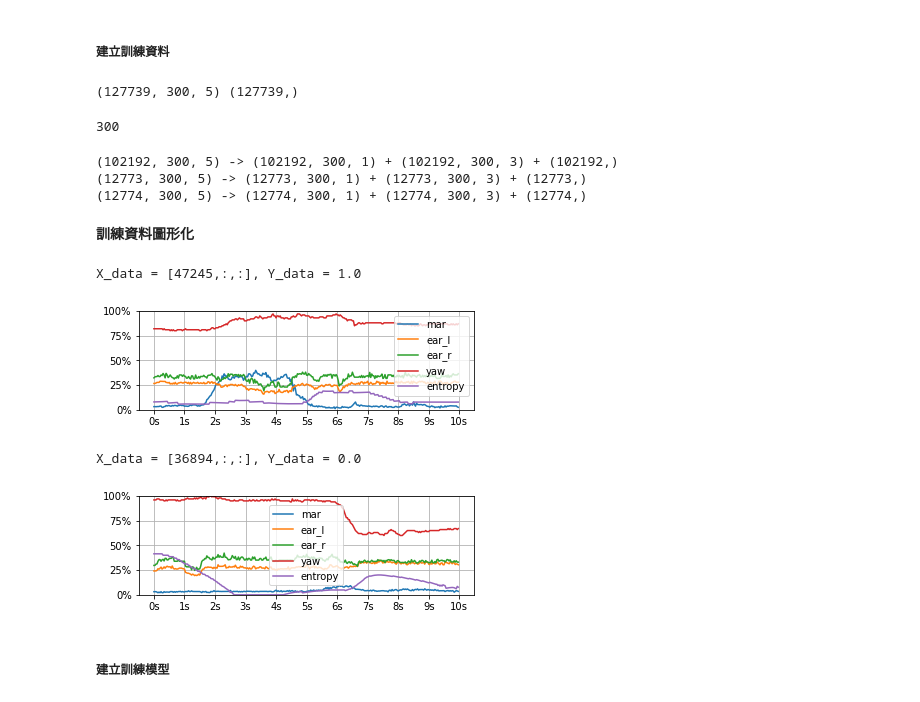
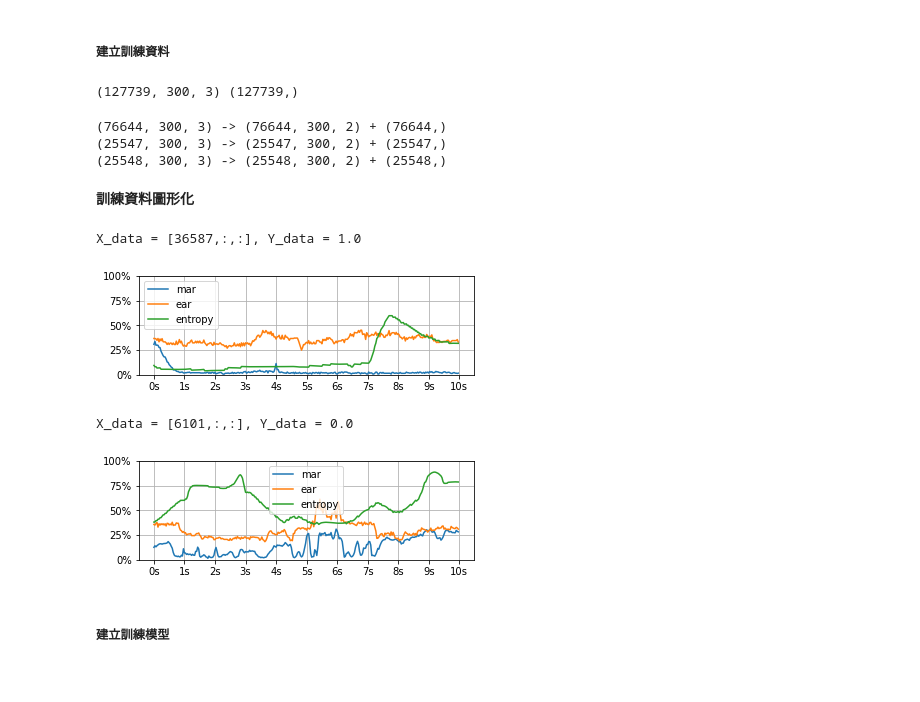
Before and after one commit to kkldream/Face-Recognition-OpenCV-Python, a Jupyter notebook: project2/train_dense_noDropout_1.ipynb, the cells around one changed output. Cells and saved outputs as stored; diff of their text form; code cells hidden in the pictures.

```diff
--- a/project2/train_dense_noDropout_1.ipynb
+++ b/project2/train_dense_noDropout_1.ipynb
@@ -72,12 +74,12 @@ def readDataList(file):
                 # roll = norm_max_min(mjson['roll'], -50, 50)
                 yaw = norm_max_min(mjson['yaw'], -50, 50)
                 # pitch = norm_max_min(mjson['pitch'], -50, 50)
+                if yaw >= 0: ear = ear_r
+                else: ear = ear_l
                 mlist.append(np.array([
                     mode,
                     mar,
-                    ear_l,
-                    ear_r,
-                    yaw,
+                    ear,
                     entropy
                 ]))
             data_list.append(np.array(mlist))
@@ -114,68 +116,61 @@ train_list = readDataList('train_data.txt')
 X_trains, Y_train = buildTrain(train_list, 300)
 print(X_trains.shape, Y_train.shape)
 X_trains, Y_train = shuffle(X_trains, Y_train)
-X_trains, Y_train, X_tests, Y_test = splitData(X_trains, Y_train, 0.2)
+X_trains, Y_train, X_tests, Y_test = splitData(X_trains, Y_train, 0.4)
 X_tests, Y_test, X_vals, Y_val = splitData(X_tests, Y_test, 0.5)
 # %% [output]
-(127739, 300, 5) (127739,)
+(127739, 300, 3) (127739,)
-# %%
-len(np.average(X_trains[:, :, 4], 0))
-# %% [output]
-300
 # %%
 def seg_data(data):
-    seg = [None] * 3
-    seg[0] = data[:, :, 0:1] # mar list
-    seg[1] = data[:, :, 1:4] # ear+yaw list
-    seg[2] = np.average(data[:, :, 4], 1) # entropy
-    print(f'{data.shape} -> {seg[0].shape} + {seg[1].shape} + {seg[2].shape}')
+    seg = [None] * 2
+    seg[0] = data[:, :, 0:2] # mar list
+    seg[1] = np.average(data[:, :, 2], 1) # entropy
+    print(f'{data.shape} -> {seg[0].shape} + {seg[1].shape}')
     return seg
 
 X_train = seg_data(X_trains)
 X_val = seg_data(X_vals)
 X_test = seg_data(X_tests)
 # %% [output]
-(102192, 300, 5) -> (102192, 300, 1) + (102192, 300, 3) + (102192,)
-(12773, 300, 5) -> (12773, 300, 1) + (12773, 300, 3) + (12773,)
-(12774, 300, 5) -> (12774, 300, 1) + (12774, 300, 3) + (12774,)
+(76644, 300, 3) -> (76644, 300, 2) + (76644,)
+(25547, 300, 3) -> (25547, 300, 2) + (25547,)
+(25548, 300, 3) -> (25548, 300, 2) + (25548,)
 # %% [markdown]
 **訓練資料圖形化**
 # %%
 def drawTrain(sub, num):
     plt.subplot(210 + sub)
     plt.plot(X_trains[num,:,0], label='mar')
-    plt.plot(X_trains[num,:,1], label='ear_l')
-    plt.plot(X_trains[num,:,2], label='ear_r')
-    plt.plot(X_trains[num,:,3], label='yaw')
-    plt.plot(X_trains[num,:,4], label='entropy')
+    plt.plot(X_trains[num,:,1], label='ear')
+    plt.plot(X_trains[num,:,2], label='entropy')
     print(f'X_data = [{num},:,:], Y_data = {Y_train[num]}')
     plt.ylim(0, 1)
     plt.legend()
     plt.xticks(np.linspace(0, 300, 11), [f'{int(x)}s' for x in (np.linspace(0,300,11) / 30)])
     plt.yticks(np.linspace(0, 1, 5), [f'{int(x * 100)}%' for x in (np.linspace(0, 1, 5))])
     plt.grid(True)
     plt.show()
 
 def getRnd():
     return random.randint(0, X_trains.shape[0] - 1)
 
 def draw():
     while True:
         rnd = getRnd()
         if Y_train[rnd] > 0.5:
             drawTrain(1, rnd)
             break
     while True:
         rnd = getRnd()
         if Y_train[rnd] <= 0.5:
             drawTrain(2, rnd)
             break
 draw()
 # %% [output]
-X_data = [47245,:,:], Y_data = 1.0
+X_data = [36587,:,:], Y_data = 1.0
-[figure, old version]
+[figure, new version]
-X_data = [36894,:,:], Y_data = 0.0
+X_data = [6101,:,:], Y_data = 0.0
-[figure, old version]
+[figure, new version]
 # %% [markdown]
 ##### 建立訓練模型
 # %%
```
Also changed, not shown: parts of 14 cells of this notebook, 7 other files.
